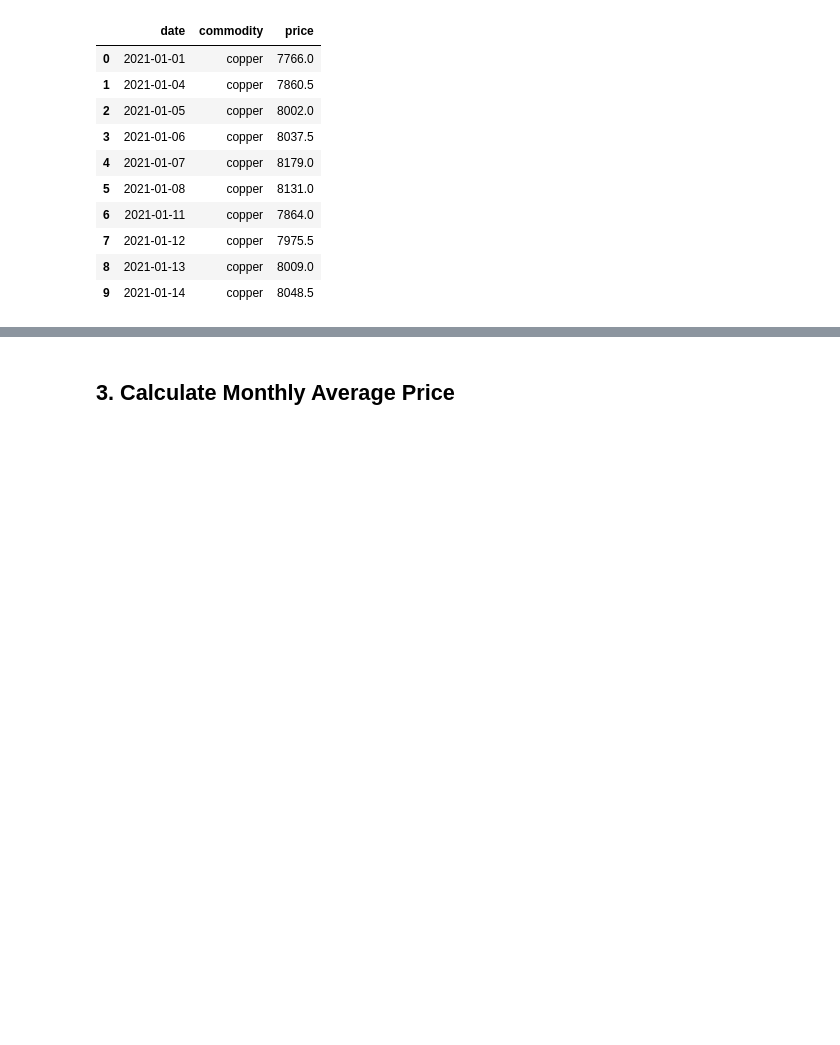
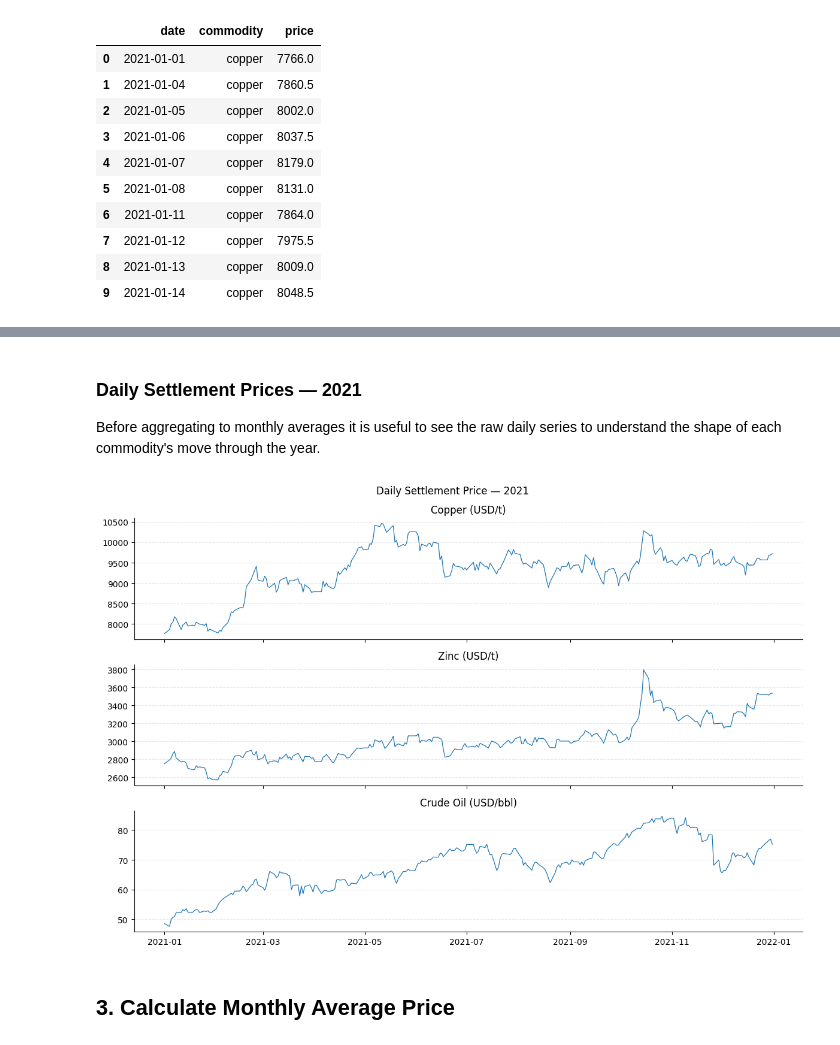
Before and after one commit to d-dubinin/OilDesk-Intern-Assessment, a Jupyter notebook: solutions/q1_data_manipulation.ipynb, the cells around one changed output, grey strips where cells are left out. Cells and saved outputs as stored; diff of their text form; code cells hidden in the pictures; blank space fills up the shorter version.

Commit message:
feat: expand Q1 notebook with describe() cells, grounded observations and price plots

```diff
--- a/solutions/q1_data_manipulation.ipynb
+++ b/solutions/q1_data_manipulation.ipynb
@@ -95,3 +123,28 @@ df_long.head(10)
+# %% [markdown]
+### Daily Settlement Prices — 2021
+
+Before aggregating to monthly averages it is useful to see the raw daily series to understand the shape of each commodity's move through the year.
+# %%
+LABELS = {
+    "copper": "Copper (USD/t)",
+    "zinc": "Zinc (USD/t)",
+    "crude_oil": "Crude Oil (USD/bbl)",
+}
+
+fig, axes = plt.subplots(3, 1, figsize=(12, 8), sharex=True)
+
+for ax, commodity in zip(axes, SELECTED):
+    data = df_long[df_long["commodity"] == commodity].sort_values("date")
+    ax.plot(data["date"], data["price"], linewidth=0.9)
+    ax.set_title(LABELS[commodity])
+    ax.spines[["top", "right"]].set_visible(False)
+    ax.grid(axis="y", linestyle="--", alpha=0.3)
+
+fig.suptitle("Daily Settlement Price — 2021")
+fig.tight_layout()
+plt.show()
+# %% [output]
+[figure, added]
 # %% [markdown]
 ## 3. Calculate Monthly Average Price
 # %% [markdown]
```
Also changed, not shown: parts of 4 cells of this notebook.
